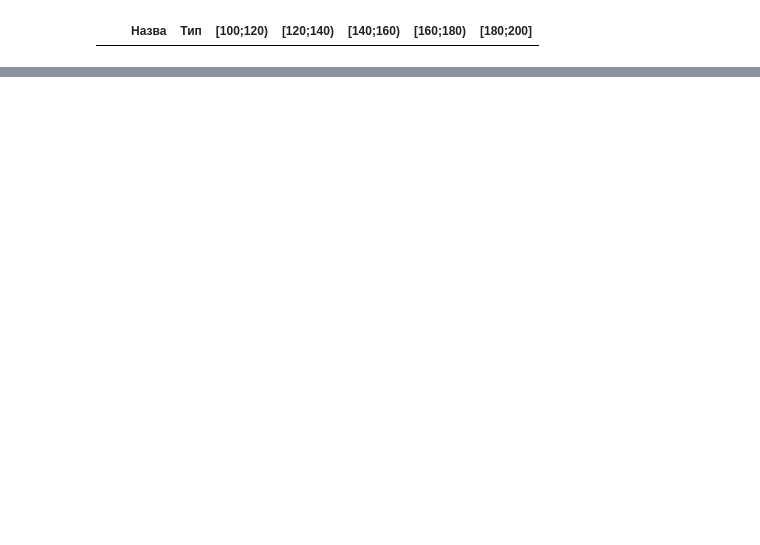
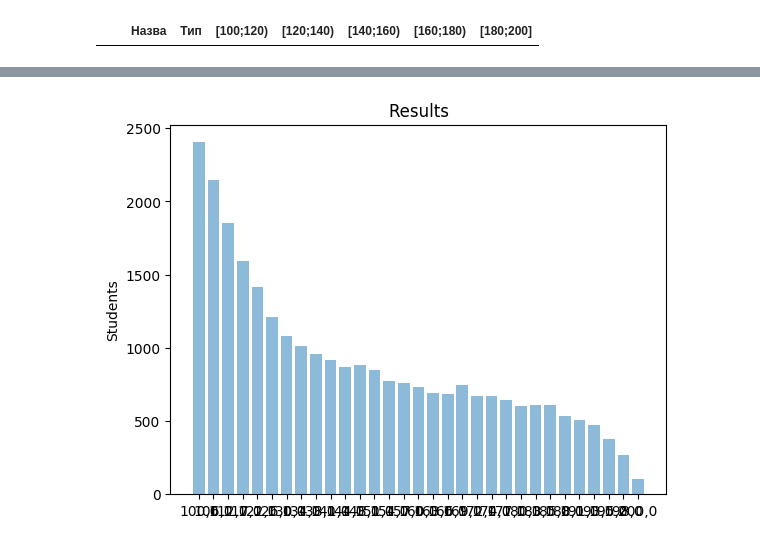
Before and after one commit to maab2198/applied_ds_python, a Jupyter notebook: applied_plotting/C2_A4.ipynb, the cells around one changed output, grey strips where cells are left out. Drawn from its saved outputs; the diff is of its cells as text; code cells hidden in the pictures; blank space fills up the shorter version.

Commit message:
plot data for master entry exams

```diff
--- a/applied_plotting/C2_A4.ipynb
+++ b/applied_plotting/C2_A4.ipynb
@@ -94,0 +165,3 @@ list(all_schools.index)
+# %%
+df = pd.read_csv(path + 'Odata2019MagFile.csv',sep=";")
+df
@@ -94,0 +201,19 @@ list(all_schools.index)
+# %%
+df = df.dropna(subset=['LBall100', 'LBall100'])
+df["LBall100"]= df["LBall100"].astype(str)
+df["LBall100"] = [float(x.replace(",", ".")) for x in list(df["LBall100"])]
+
+# df = df.fillna(method='ffill')
+# df = df.dropna(subset=['TBall100', 'LBall100'])
+# # df.set_index('EONAME').groupby(level = 0)['TBall100'].agg({'TBall100': np.min })
+# print(list(df["TBall100"])[0])
+
+
+# df[df["TTestStatus"] =="Зараховано"].set_index('EONAME').groupby(level = 0)['TBall100'].agg({'TBall100': np.average })
+# np.min(df[df["TBall100"]])
+l_mean = df[df["LTestStatus"] =="Зараховано"].set_index('EONAME').groupby(level = 0)['LBall100'].agg(['mean', 'count'])
+# %%
+df["EBall100"]= df["EBall100"].astype(str)
+df["EBall100"] = [float(x.replace(",", ".")) for x in list(df["EBall100"])]
+
+df_e_mean = df[df["ETestStatus"] =="Зараховано"].set_index('EONAME').groupby(level = 0)['EBall100'].agg({ 'EBall100': np.average})
@@ -94,0 +326,6 @@ list(all_schools.index)
+# %%
+print(df[df["TTest"] =="ТЗНПК"].shape)
+print(df[df["LTest"] =="Право"].shape)
+english_set = df.dropna(subset=['ETest'])
+print(english_set[english_set["TTest"] =="ТЗНПК"].shape)
+print(english_set[english_set["TTest"] !="ТЗНПК"].shape)
@@ -94,0 +359,14 @@ list(all_schools.index)
+# %%
+# english for others
+passed = english_set[english_set["ETestStatus"] =="Зараховано"][english_set["TTest"] !="ТЗНПК"]
+passed_range = passed.groupby("EBall100")["EBall100"].count()
+y_pos = passed_range.index
+
+plt.bar(list(y_pos), list(passed_range), align='center', alpha=0.5)
+
+plt.ylabel('Students')
+plt.title('Results')
+
+plt.show()
+# %% [output]
+[figure, added]
```
Also changed, not shown: parts of 32 cells of this notebook.
